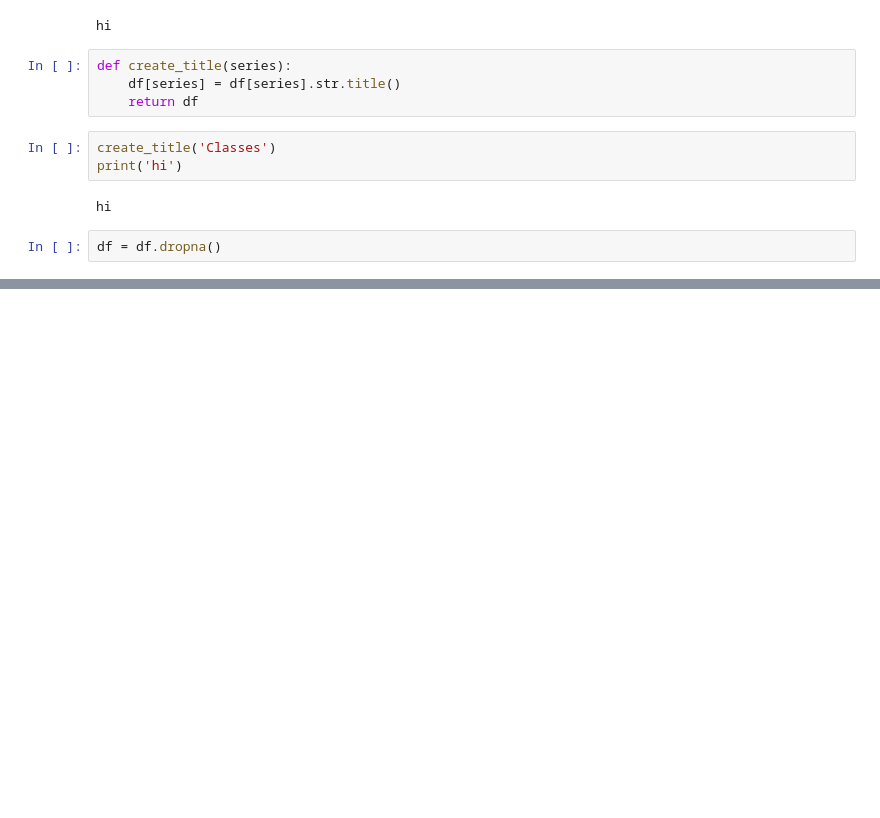
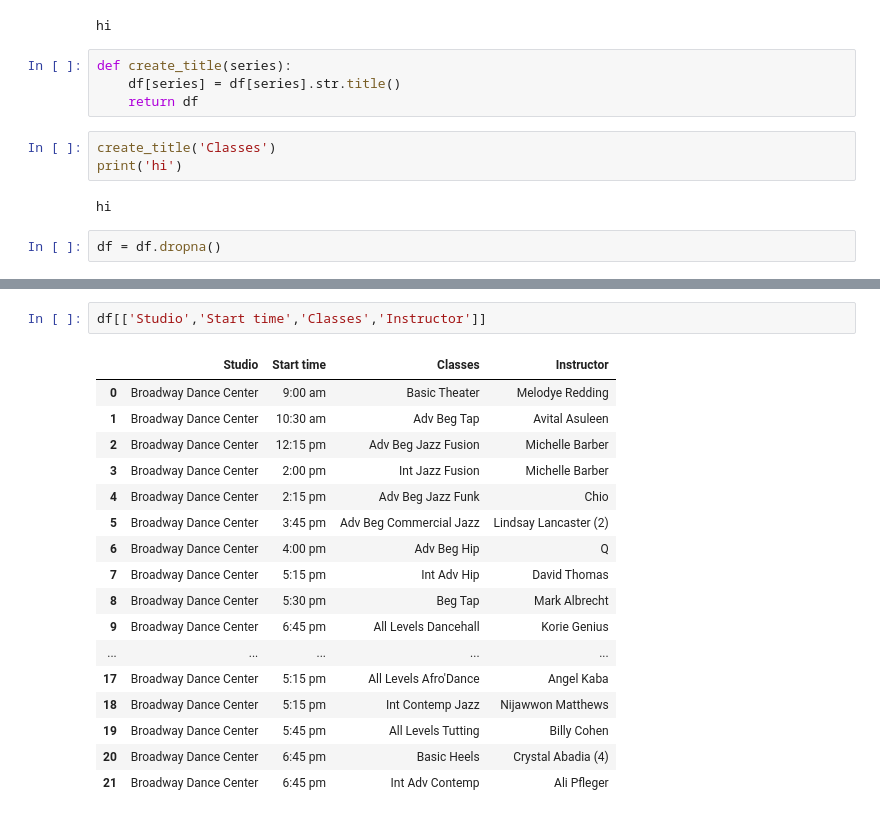
Before and after one commit to Mikey-Esteban/class-scraper, a Jupyter notebook: python/practice.ipynb, the cells around one changed output, grey strips where cells are left out. Drawn from its saved outputs; the diff is of its cells as text; blank space fills up the shorter version.

```diff
--- a/python/practice.ipynb
+++ b/python/practice.ipynb
@@ -140,0 +201,20 @@ df.style.set_properties(**{'text-align': 'right'})
+# %%
+df[['Studio','Start time','Classes','Instructor']]
+# %% [output]
+|  | Studio | Start time | Classes | Instructor |
+| 0 | Broadway Dance Center | 9:00 am | Basic Theater | Melodye Redding |
+| 1 | Broadway Dance Center | 10:30 am | Adv Beg Tap | Avital Asuleen |
+| 2 | Broadway Dance Center | 12:15 pm | Adv Beg Jazz Fusion | Michelle Barber |
+| 3 | Broadway Dance Center | 2:00 pm | Int Jazz Fusion | Michelle Barber |
+| 4 | Broadway Dance Center | 2:15 pm | Adv Beg Jazz Funk | Chio |
+| 5 | Broadway Dance Center | 3:45 pm | Adv Beg Commercial Jazz | Lindsay Lancaster (2) |
+| 6 | Broadway Dance Center | 4:00 pm | Adv Beg Hip | Q |
+| 7 | Broadway Dance Center | 5:15 pm | Int Adv Hip | David Thomas |
+| 8 | Broadway Dance Center | 5:30 pm | Beg Tap | Mark Albrecht |
+| 9 | Broadway Dance Center | 6:45 pm | All Levels Dancehall | Korie Genius |
+| ... | ... | ... | ... | ... |
+| 17 | Broadway Dance Center | 5:15 pm | All Levels Afro'Dance | Angel Kaba |
+| 18 | Broadway Dance Center | 5:15 pm | Int Contemp Jazz | Nijawwon Matthews |
+| 19 | Broadway Dance Center | 5:45 pm | All Levels Tutting | Billy Cohen |
+| 20 | Broadway Dance Center | 6:45 pm | Basic Heels | Crystal Abadia (4) |
+| 21 | Broadway Dance Center | 6:45 pm | Int Adv Contemp | Ali Pfleger |
```
Also changed, not shown: parts of 6 cells of this notebook, 3 other files.
